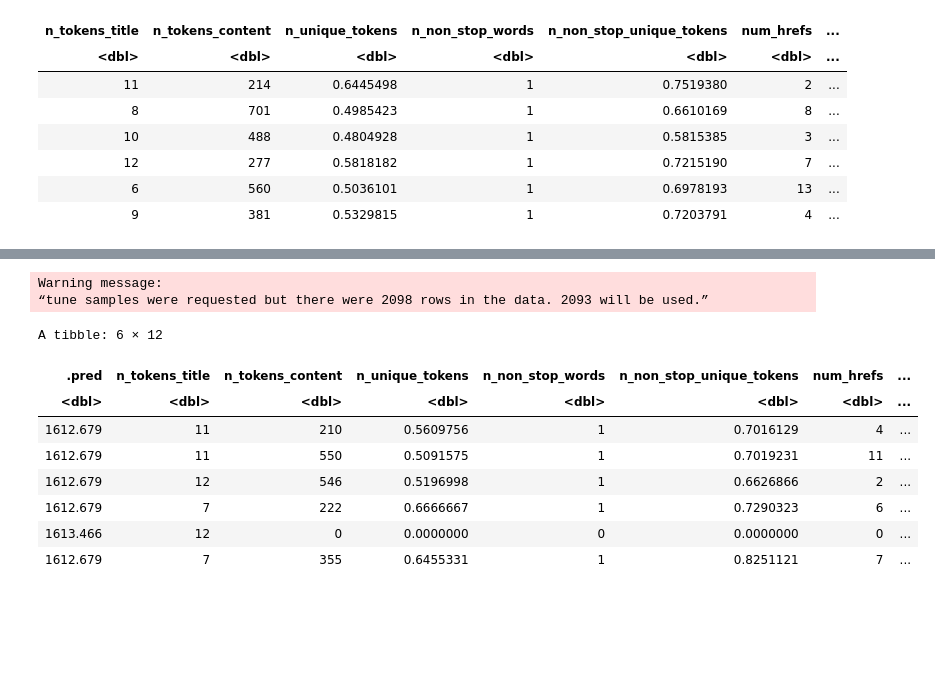
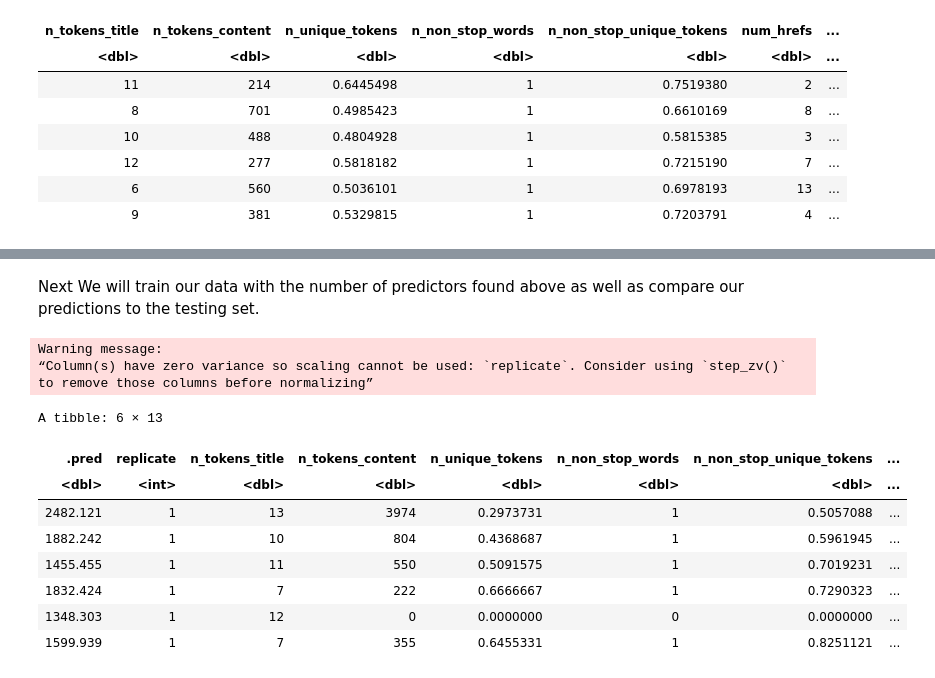
Before and after one commit to EPICxFLIPPER/Project-Report-Group-9, a Jupyter notebook: Project-Report.ipynb, the cells around one changed output, grey strips where cells are left out. Cells and saved outputs as stored; diff of their text form; code cells hidden in the pictures; blank space fills up the shorter version.

Commit message:
I fixed everything that was wrong with my model

```diff
--- a/Project-Report.ipynb
+++ b/Project-Report.ipynb
@@ -85,3 +87,3 @@ A tibble: 6 × 11
 # %%
 set.seed(9)
-popularity_sample <- sample_n(popularity_tidy, 3000)
+popularity_sample <- rep_sample_n(popularity_tidy, 3000)
@@ -89,6 +93,6 @@ popularity_sample <- sample_n(popularity_tidy, 3000)
 set.seed(9)
 #Splitting the data into training and testing data
 #Strata = the day the article was published
-popularity_split<- initial_split(popularity_sample, prop = .70, strata = shares)
+popularity_split<- initial_split(popularity_sample, prop = .80, strata = shares)
 popularity_train<- training(popularity_split)
 popularity_test <- testing(popularity_split)
@@ -188,27 +205,29 @@ popularity_fit
+# %% [markdown]
+Next We will train our data with the number of predictors found above as well as compare our predictions to the testing set.
 # %%
 set.seed(9)
 popularity_spec_2 <- nearest_neighbor(weight_func = "rectangular", neighbors = popularity_fit) |>
 set_engine("kknn") |>
 set_mode("regression")
 
 popularity_fit_2 <- workflow() |>
 add_recipe(popularity_recipe) |>
-add_model(popularity_spec) |>
+add_model(popularity_spec_2) |>
 fit(data = popularity_train)
 
 popularity_predictions <- predict(popularity_fit_2, popularity_test) |>
 bind_cols(popularity_test)
 
 head(popularity_predictions)
 # %% [output]
 Warning message:
-“tune samples were requested but there were 2098 rows in the data. 2093 will be used.”
+“Column(s) have zero variance so scaling cannot be used: `replicate`. Consider using `step_zv()` to remove those columns before normalizing”
-A tibble: 6 × 12
+A tibble: 6 × 13
-| .pred | n_tokens_title | n_tokens_content | n_unique_tokens | n_non_stop_words | n_non_stop_unique_tokens | num_hrefs | ... |
-| <dbl> | <dbl> | <dbl> | <dbl> | <dbl> | <dbl> | <dbl> | ... |
-| 1612.679 | 11 | 210 | 0.5609756 | 1 | 0.7016129 | 4 | ... |
-| 1612.679 | 11 | 550 | 0.5091575 | 1 | 0.7019231 | 11 | ... |
-| 1612.679 | 12 | 546 | 0.5196998 | 1 | 0.6626866 | 2 | ... |
-| 1612.679 | 7 | 222 | 0.6666667 | 1 | 0.7290323 | 6 | ... |
-| 1613.466 | 12 | 0 | 0.0000000 | 0 | 0.0000000 | 0 | ... |
-| 1612.679 | 7 | 355 | 0.6455331 | 1 | 0.8251121 | 7 | ... |
+| .pred | replicate | n_tokens_title | n_tokens_content | n_unique_tokens | n_non_stop_words | n_non_stop_unique_tokens | ... |
+| <dbl> | <int> | <dbl> | <dbl> | <dbl> | <dbl> | <dbl> | ... |
+| 2482.121 | 1 | 13 | 3974 | 0.2973731 | 1 | 0.5057088 | ... |
+| 1882.242 | 1 | 10 | 804 | 0.4368687 | 1 | 0.5961945 | ... |
+| 1455.455 | 1 | 11 | 550 | 0.5091575 | 1 | 0.7019231 | ... |
+| 1832.424 | 1 | 7 | 222 | 0.6666667 | 1 | 0.7290323 | ... |
+| 1348.303 | 1 | 12 | 0 | 0.0000000 | 0 | 0.0000000 | ... |
+| 1599.939 | 1 | 7 | 355 | 0.6455331 | 1 | 0.8251121 | ... |
```
Also changed, not shown: parts of 9 cells of this notebook.
